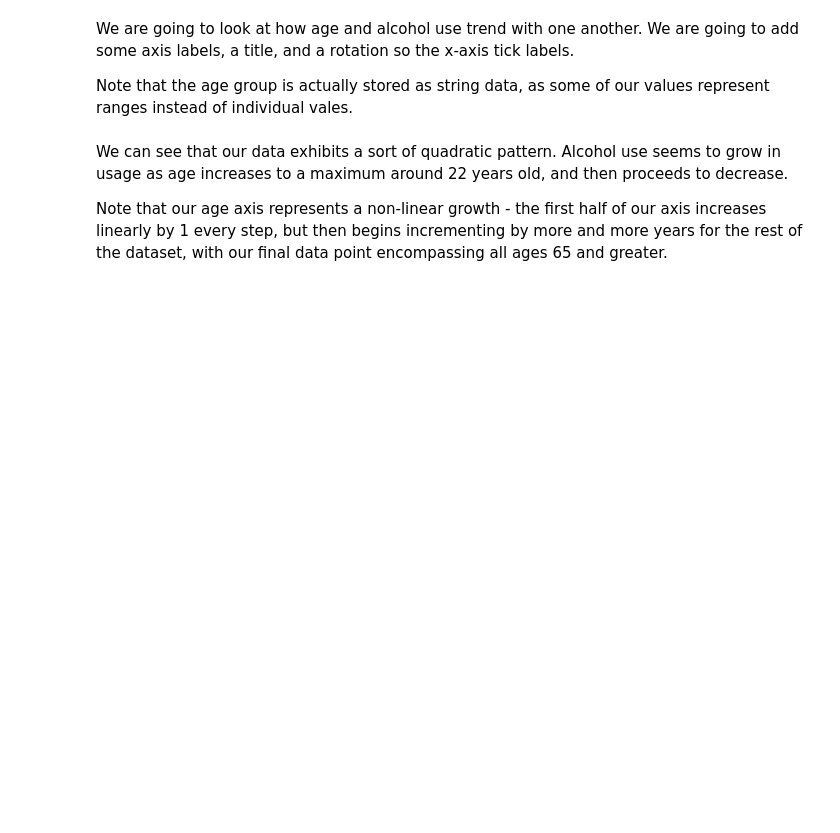
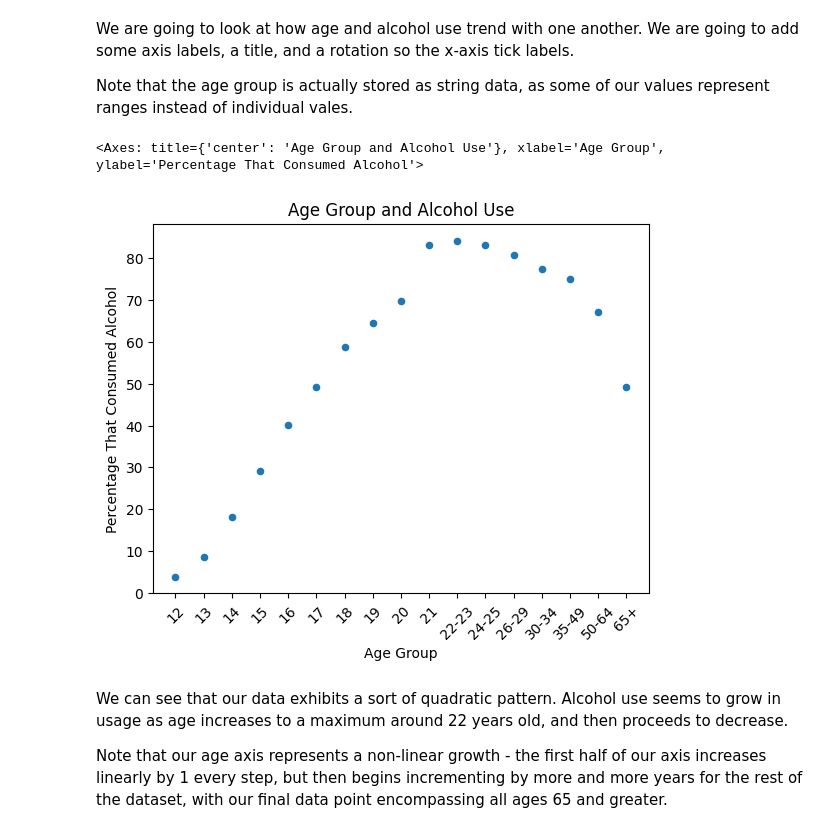
Before and after one commit to ruc-data-viz/2024-spring-class-05, a Jupyter notebook: notebooks/notebook_01_bivariate.ipynb, the cells around one changed output. Cells and saved outputs as stored; diff of their text form; code cells hidden in the pictures; blank space fills up the shorter version.

```diff
--- a/notebooks/notebook_01_bivariate.ipynb
+++ b/notebooks/notebook_01_bivariate.ipynb
@@ -44,7 +86,17 @@ We are going to look at how age and alcohol use trend with one another. We are g
 
 Note that the age group is actually stored as string data, as some of our values represent ranges instead of individual vales.
 # %%
-drug_use.plot.scatter(x='age', y='alcohol-use', rot=45, xlabel='Age Group', ylabel='Percentage That Consumed Alcohol', title='Age Group and Alcohol Use')
+drug_use.plot.scatter(
+    x="age",
+    y="alcohol-use",
+    rot=45,
+    xlabel="Age Group",
+    ylabel="Percentage That Consumed Alcohol",
+    title="Age Group and Alcohol Use",
+)
+# %% [output]
+<Axes: title={'center': 'Age Group and Alcohol Use'}, xlabel='Age Group', ylabel='Percentage That Consumed Alcohol'>
+[figure, added]
 # %% [markdown]
 We can see that our data exhibits a sort of quadratic pattern. Alcohol use seems to grow in usage as age increases to a maximum around 22 years old, and then proceeds to decrease.
 
```
Also changed, not shown: parts of 3 cells of this notebook, 4 other files.
